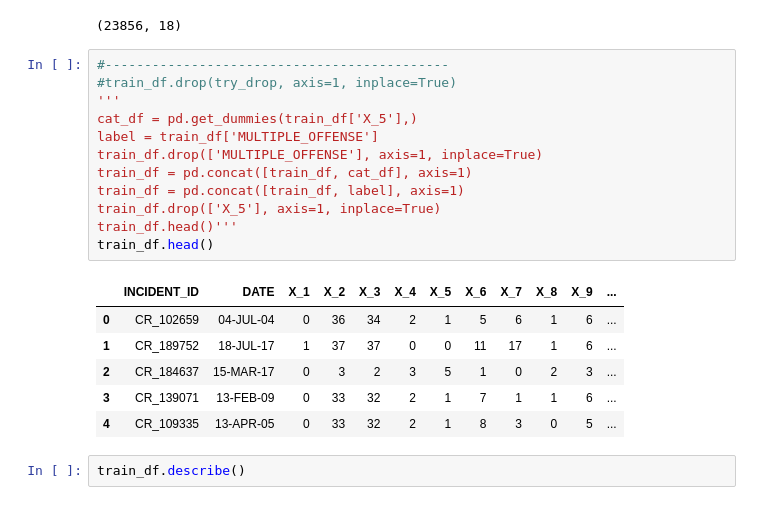
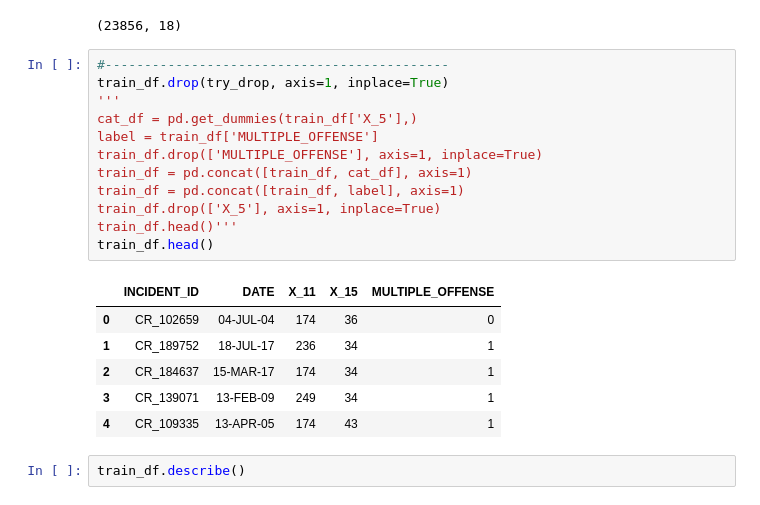
Before and after one commit to shobhitsundriyal/f_challenges, a Jupyter notebook: HE_NDS.ipynb, the cells around one changed output. Cells and saved outputs as stored; diff of their text form.

```diff
--- a/HE_NDS.ipynb
+++ b/HE_NDS.ipynb
@@ -31,23 +36,23 @@ train_df.shape
 (23856, 18)
 # %%
 #--------------------------------------------
-#train_df.drop(try_drop, axis=1, inplace=True)
+train_df.drop(try_drop, axis=1, inplace=True)
 '''
 cat_df = pd.get_dummies(train_df['X_5'],)
 label = train_df['MULTIPLE_OFFENSE']
 train_df.drop(['MULTIPLE_OFFENSE'], axis=1, inplace=True)
 train_df = pd.concat([train_df, cat_df], axis=1)
 train_df = pd.concat([train_df, label], axis=1)
 train_df.drop(['X_5'], axis=1, inplace=True)
 train_df.head()'''
 train_df.head()
 # %% [output]
-|  | INCIDENT_ID | DATE | X_1 | X_2 | X_3 | X_4 | X_5 | X_6 | X_7 | X_8 | X_9 | ... |
-| 0 | CR_102659 | 04-JUL-04 | 0 | 36 | 34 | 2 | 1 | 5 | 6 | 1 | 6 | ... |
-| 1 | CR_189752 | 18-JUL-17 | 1 | 37 | 37 | 0 | 0 | 11 | 17 | 1 | 6 | ... |
-| 2 | CR_184637 | 15-MAR-17 | 0 | 3 | 2 | 3 | 5 | 1 | 0 | 2 | 3 | ... |
-| 3 | CR_139071 | 13-FEB-09 | 0 | 33 | 32 | 2 | 1 | 7 | 1 | 1 | 6 | ... |
-| 4 | CR_109335 | 13-APR-05 | 0 | 33 | 32 | 2 | 1 | 8 | 3 | 0 | 5 | ... |
+|  | INCIDENT_ID | DATE | X_11 | X_15 | MULTIPLE_OFFENSE |
+| 0 | CR_102659 | 04-JUL-04 | 174 | 36 | 0 |
+| 1 | CR_189752 | 18-JUL-17 | 236 | 34 | 1 |
+| 2 | CR_184637 | 15-MAR-17 | 174 | 34 | 1 |
+| 3 | CR_139071 | 13-FEB-09 | 249 | 34 | 1 |
+| 4 | CR_109335 | 13-APR-05 | 174 | 43 | 1 |
 # %%
 train_df.describe()
 # %% [output]
```
Also changed, not shown: parts of 27 cells of this notebook.
